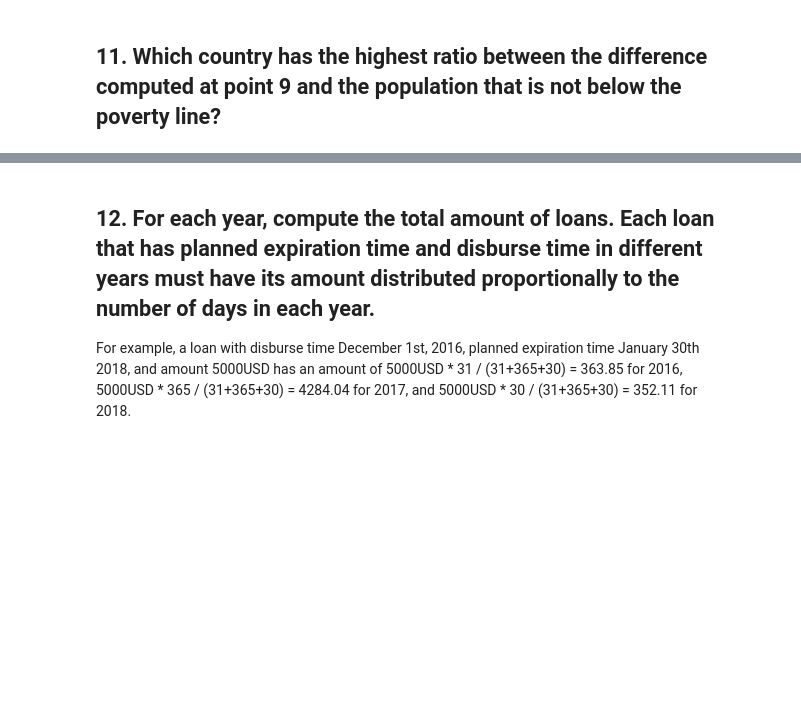
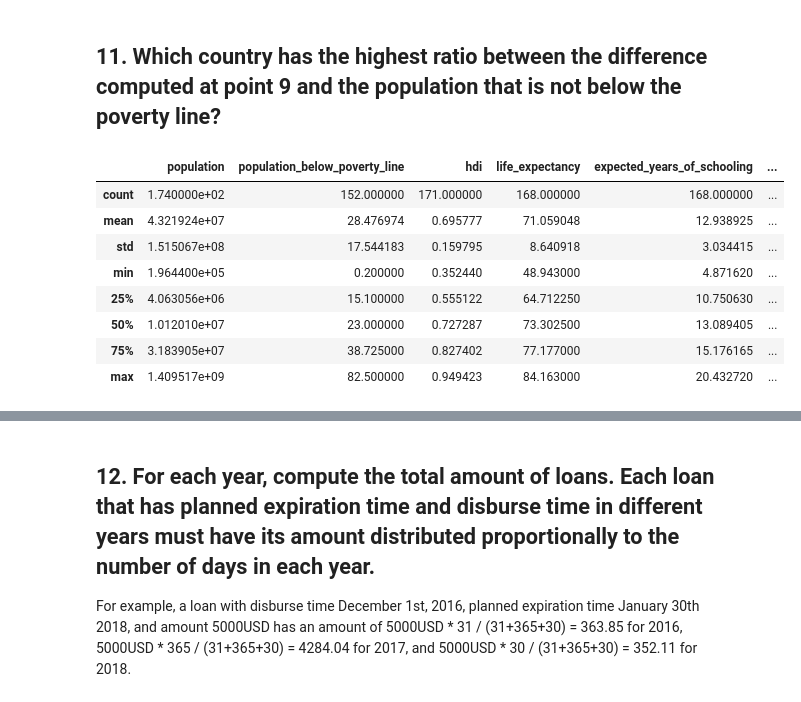
Before and after one commit to hechmik/foundations_of_cs, a Jupyter notebook: Project.ipynb, the cells around one changed output, grey strips where cells are left out. Cells and saved outputs as stored; diff of their text form; code cells hidden in the pictures; blank space fills up the shorter version.

```diff
--- a/Project.ipynb
+++ b/Project.ipynb
@@ -999,2 +1055,14 @@ lent_borrowed_by_country
 # %% [markdown]
 ## 11. Which country has the highest ratio between the difference computed at point 9 and the population that is not below the poverty line?
+# %%
+country_stats.describe()
+# %% [output]
+|  | population | population_below_poverty_line | hdi | life_expectancy | expected_years_of_schooling | ... |
+| count | 1.740000e+02 | 152.000000 | 171.000000 | 168.000000 | 168.000000 | ... |
+| mean | 4.321924e+07 | 28.476974 | 0.695777 | 71.059048 | 12.938925 | ... |
+| std | 1.515067e+08 | 17.544183 | 0.159795 | 8.640918 | 3.034415 | ... |
+| min | 1.964400e+05 | 0.200000 | 0.352440 | 48.943000 | 4.871620 | ... |
+| 25% | 4.063056e+06 | 15.100000 | 0.555122 | 64.712250 | 10.750630 | ... |
+| 50% | 1.012010e+07 | 23.000000 | 0.727287 | 73.302500 | 13.089405 | ... |
+| 75% | 3.183905e+07 | 38.725000 | 0.827402 | 77.177000 | 15.176165 | ... |
+| max | 1.409517e+09 | 82.500000 | 0.949423 | 84.163000 | 20.432720 | ... |
```
Also changed, not shown: parts of 19 cells of this notebook.
